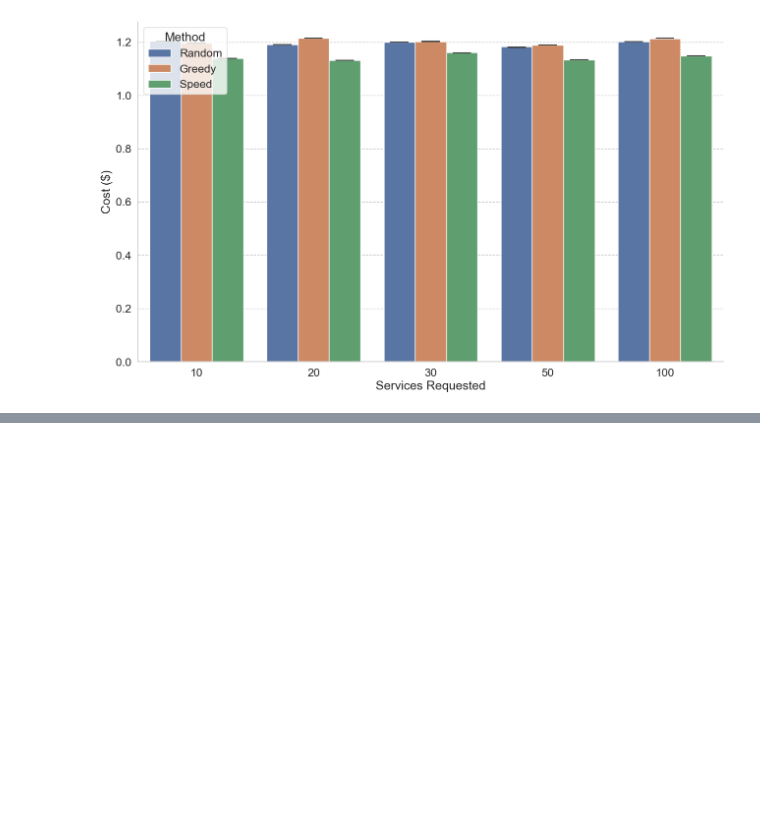
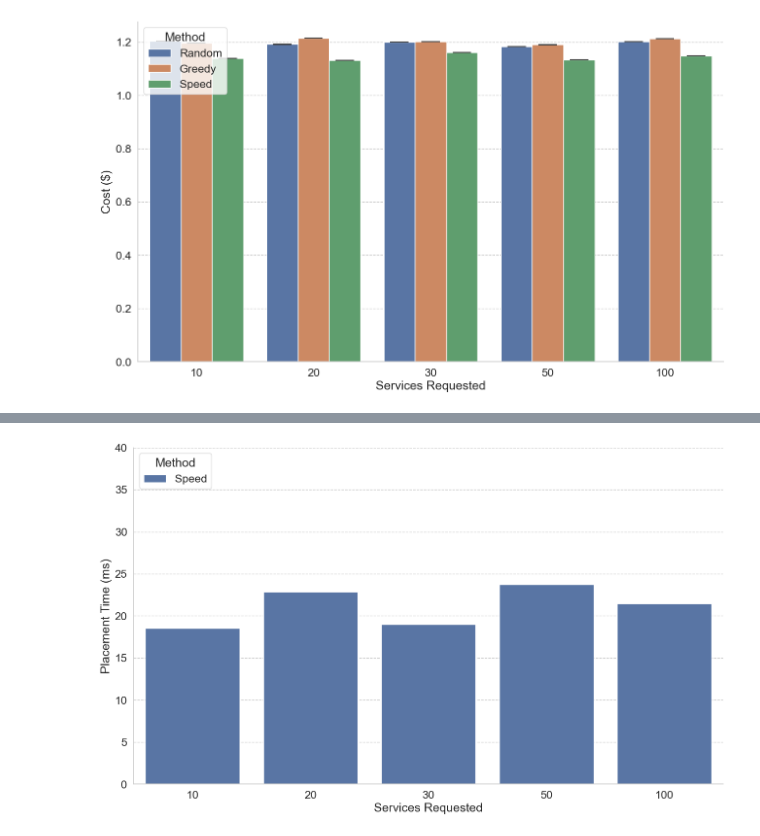
Before and after one commit to anselmobattisti/speed, a Jupyter notebook: experiments/A1/notebook/notebook.ipynb, the cells around one changed output, grey strips where cells are left out. Saved outputs shown, nothing was run; the diff lists cells and outputs as text; code cells hidden in the pictures; blank space fills up the shorter version.

```diff
--- a/experiments/A1/notebook/notebook.ipynb
+++ b/experiments/A1/notebook/notebook.ipynb
@@ -192,3 +193,23 @@ plt.show()
 g.figure.savefig(fname='./services_cost.pdf', transparent=False, pad_inches=0.3, bbox_inches='tight')
 # %% [output]
 [figure]
+# %%
+def process_data_placement_time():
+    data = load_data()
+
+    entities = data['requests']
+
+    services_processed = []
+
+    for services in entities:
+        df = services.loc[(services['Event'] == "SUCCESS") & (services['Label'] == "Speed")]
+        services_processed.append(df)
+
+    res = pd.concat(services_processed)
+
+    grouped_data = res.groupby(['Label', 'Num_Requests'],  observed=True).mean(["Placement_Time"]).reset_index()
+
+    return grouped_data
+
+df_summed = process_data_placement_time()
+df_summed.describe()
@@ -194,0 +226,43 @@ g.figure.savefig(fname='./services_cost.pdf', transparent=False, pad_inches=0.3,
+# %%
+import seaborn as sns
+import matplotlib.pyplot as plt
+
+sns.set(font_scale = 1.5)
+
+sns.set_style("whitegrid", {'grid.linestyle': '--'})
+
+sns.color_palette("rocket")
+
+loaded_data = load_data()
+
+order = sorted(loaded_data['order'])
+
+df_summed = process_data_placement_time()
+
+g = sns.catplot(
+    data=df_summed,
+    kind="bar",
+    hue="Label",
+    x="Num_Requests",
+    y="Placement_Time",
+    errorbar=('ci', 0.95),
+    capsize=.15,
+    errwidth=1.5,
+    legend_out=False
+)
+
+g.set(ylim=(0, 40))
+
+g.fig.set_figheight(9)
+g.fig.set_figwidth(16)
+
+g.set_axis_labels("Services Requested", "Placement Time (ms)")
+plt.legend(loc='upper left', title='Method')
+
+plt.legend(loc='upper left', title='Method')
+
+plt.show()
+
+g.figure.savefig(fname='./placement_time.pdf', transparent=False, pad_inches=0.3, bbox_inches='tight')
+# %% [output]
+[figure, added]
```
Also changed, not shown: parts of 21 cells of this notebook, 28 other files.
